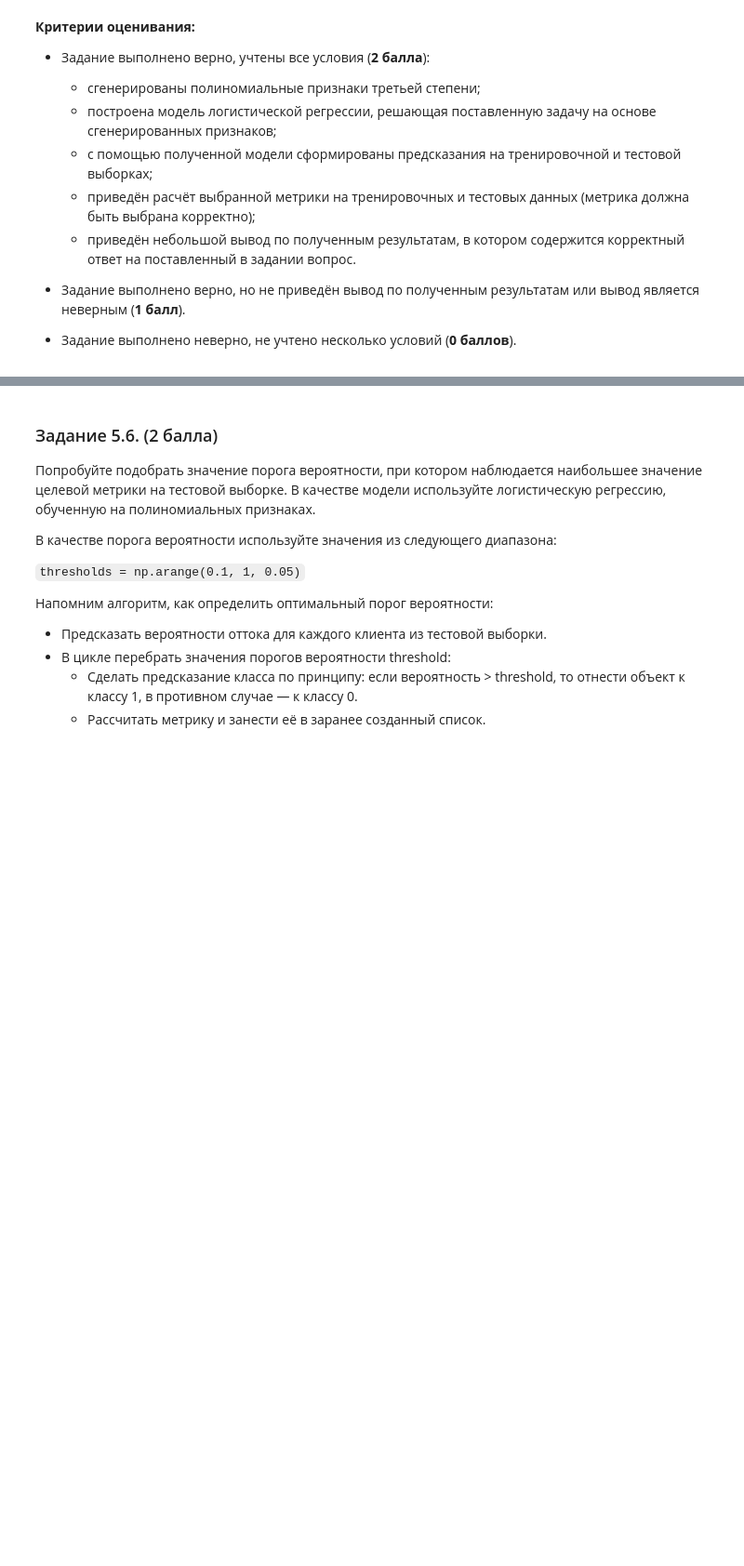
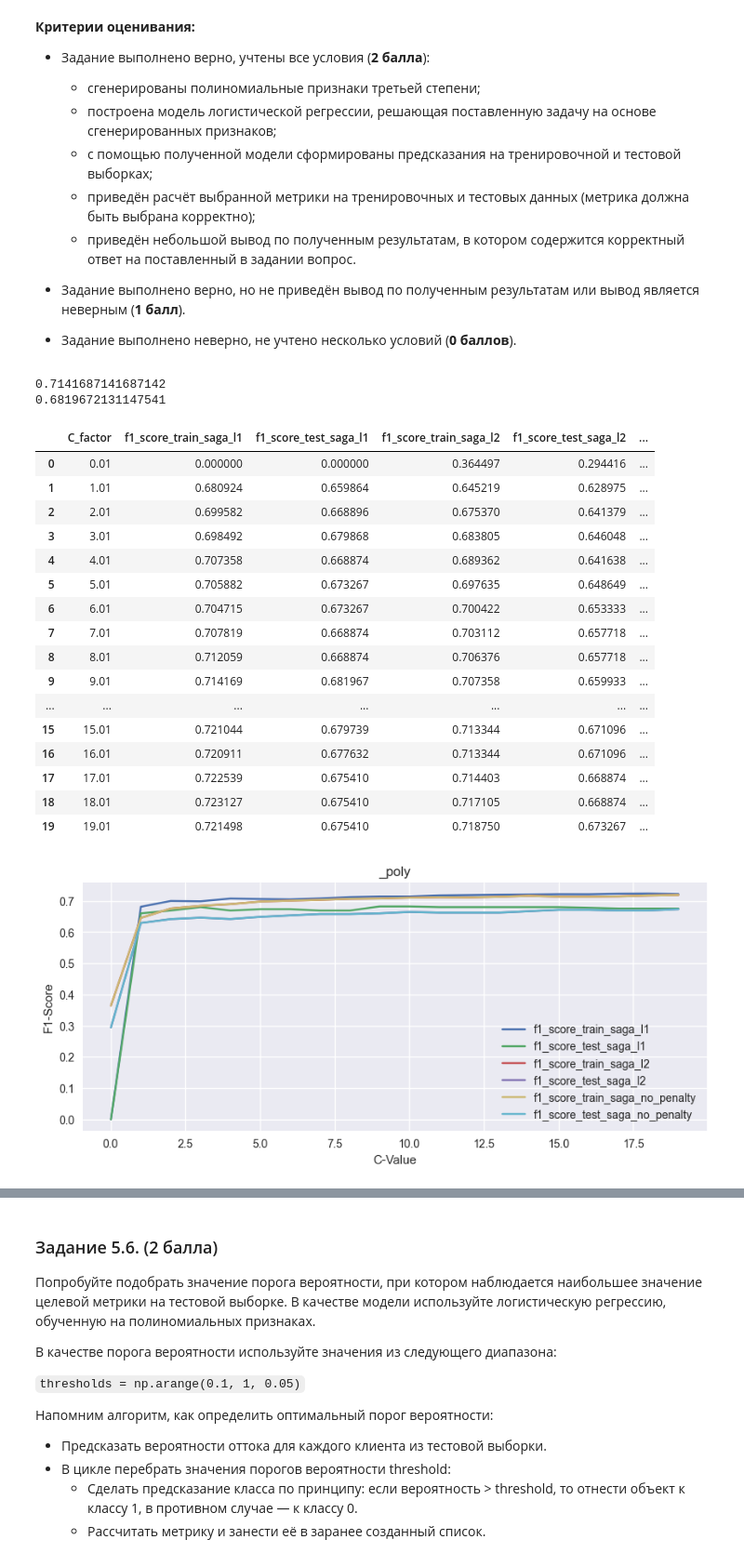
Before and after one commit to Nitys70/LESSONS_FILES, a Jupyter notebook: ML-3/Практика._Ноутбук-шаблон.ipynb, the cells around one changed output, grey strips where cells are left out. Shown at 93% size. Cells and saved outputs as stored; diff of their text form; code cells hidden in the pictures; blank space fills up the shorter version.

```diff
--- a/ML-3/Практика._Ноутбук-шаблон.ipynb
+++ b/ML-3/Практика._Ноутбук-шаблон.ipynb
@@ -1045,9 +941,0 @@ AttributeError: module 'random' has no attribute 'get_state'
-# %%
-#Делаем предсказание для тренировочной выборки
-y_train_pred = log_reg.predict(X_train_scaled)
-#Вывод отчет о метриках классификации
-print(metrics.f1_score(y_train, y_train_pred))
-#Делаем предсказание для тестовой выборки
-y_test_pred = log_reg.predict(X_test_scaled)
-#Вывод отчет о метриках классификации
-print(metrics.f1_score(y_test, y_test_pred))
@@ -1235,6 +1505,62 @@ weighted avg       0.11      0.32      0.16       628
 
 - Задание выполнено верно, но не приведён вывод по полученным результатам или вывод является неверным (**1 балл**).
 - Задание выполнено неверно, не учтено несколько условий (**0 баллов**).
+# %%
+# Создаем генератор полиномиальных признаков третей степени
+poly = preprocessing.PolynomialFeatures(degree=3, include_bias=False)
+
+poly.fit(X_train_minmax)
+
+# Генерируем полиноминальные признаки на тренировочной и тестовой выборках,
+# с которыми приняли решение, что будем работать
+X_train_minmax_poly = poly.transform(X_train_minmax)
+X_test_minmax_poly = poly.transform(X_test_minmax)
+
+# Создаем модель логистической регрессии, задаем параметры аналогичные тем,
+# что были в моделе ранее, как "промежуточно-итоговой"
+log_reg_poly = linear_model.LogisticRegression(
+    solver='saga', #алгоритм оптимизации
+    random_state=42, #генератор случайных чисел
+    max_iter=1000, #количество итераций на сходимость
+    penalty = 'l1',
+    C=10
+    )
+
+# Обучаем модель
+log_reg_poly.fit(X_train_minmax_poly, y_train)
+
+# Делаем прогнозы и выводим метрики на экран
+y_train_pred_poly = log_reg_poly.predict(X_train_minmax_poly)
+print(metrics.f1_score(y_train, y_train_pred_poly))
+
+y_test_pred_poly = log_reg_poly.predict(X_test_minmax_poly)
+print(metrics.f1_score(y_test, y_test_pred_poly))
+# %% [output]
+0.7141687141687142
+0.6819672131147541
 # %%
-# Ваш код здесь
+# Воспользуемся ранее написанной функцией для подбора параметров модели
+logreg_param_select(
+    X_train_minmax_poly, X_test_minmax_poly, standartisation_name='_poly',
+    solver_names=['saga'], penalty_method=['all'],
+    C_values = (0.01, 20, 1))
+# %% [output]
+|  | C_factor | f1_score_train_saga_l1 | f1_score_test_saga_l1 | f1_score_train_saga_l2 | f1_score_test_saga_l2 | ... |
+| 0 | 0.01 | 0.000000 | 0.000000 | 0.364497 | 0.294416 | ... |
+| 1 | 1.01 | 0.680924 | 0.659864 | 0.645219 | 0.628975 | ... |
+| 2 | 2.01 | 0.699582 | 0.668896 | 0.675370 | 0.641379 | ... |
+| 3 | 3.01 | 0.698492 | 0.679868 | 0.683805 | 0.646048 | ... |
+| 4 | 4.01 | 0.707358 | 0.668874 | 0.689362 | 0.641638 | ... |
+| 5 | 5.01 | 0.705882 | 0.673267 | 0.697635 | 0.648649 | ... |
+| 6 | 6.01 | 0.704715 | 0.673267 | 0.700422 | 0.653333 | ... |
+| 7 | 7.01 | 0.707819 | 0.668874 | 0.703112 | 0.657718 | ... |
+| 8 | 8.01 | 0.712059 | 0.668874 | 0.706376 | 0.657718 | ... |
+| 9 | 9.01 | 0.714169 | 0.681967 | 0.707358 | 0.659933 | ... |
+| ... | ... | ... | ... | ... | ... | ... |
+| 15 | 15.01 | 0.721044 | 0.679739 | 0.713344 | 0.671096 | ... |
+| 16 | 16.01 | 0.720911 | 0.677632 | 0.713344 | 0.671096 | ... |
+| 17 | 17.01 | 0.722539 | 0.675410 | 0.714403 | 0.668874 | ... |
+| 18 | 18.01 | 0.723127 | 0.675410 | 0.717105 | 0.668874 | ... |
+| 19 | 19.01 | 0.721498 | 0.675410 | 0.718750 | 0.673267 | ... |
+[figure, added]
 # %% [markdown]
```
Also changed, not shown: parts of 81 cells of this notebook, 1 other file.
